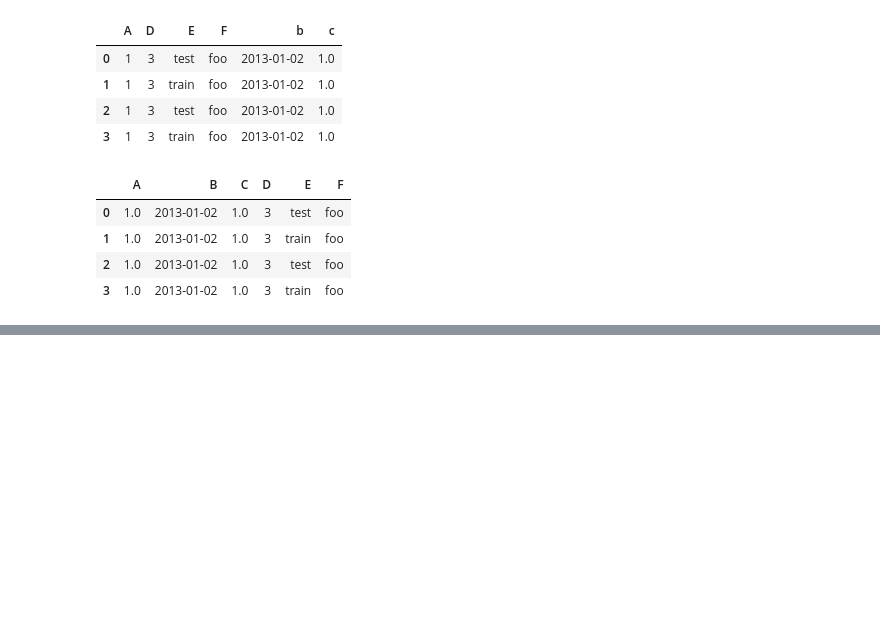
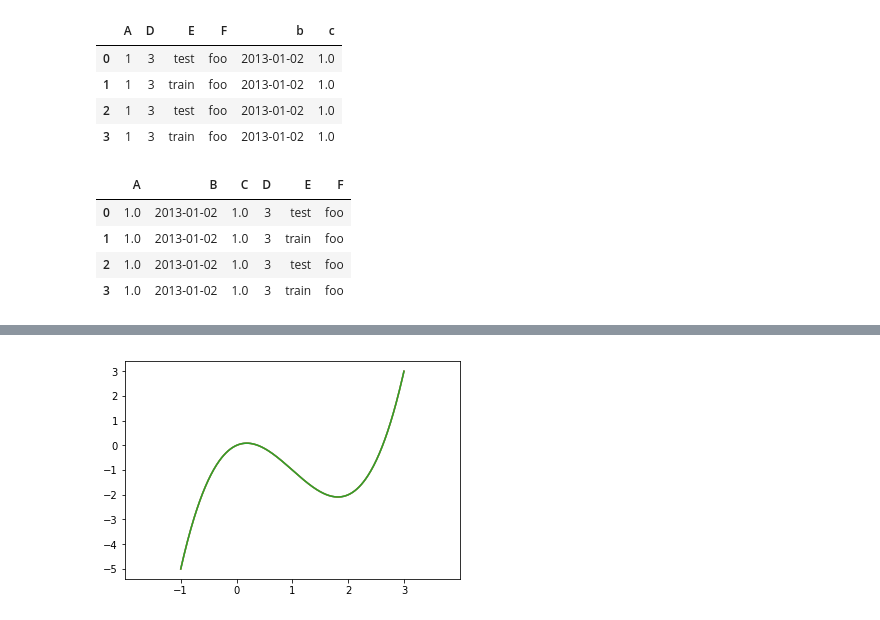
Before and after one commit to jungi21cc/Fastcampus, a Jupyter notebook: WEEK3/practice week3.ipynb, the cells around one changed output, grey strips where cells are left out. Saved outputs shown, nothing was run; the diff lists cells and outputs as text; code cells hidden in the pictures; blank space fills up the shorter version.

```diff
--- a/WEEK3/practice week3.ipynb
+++ b/WEEK3/practice week3.ipynb
@@ -166,0 +197,12 @@ df2
+# %%
+x = np.linspace(-1, 3, 400)
+y = f(x)
+plt.plot(x, y)
+
+plt.xlim(-2, 4)
+plt.xticks(np.arange(-1, 4))
+plt.yticks(np.arange(-5, 4))
+
+plt.show()
+# %% [output]
+[figure, added]
```
Also changed, not shown: parts of 5 cells of this notebook, 1 other file.
